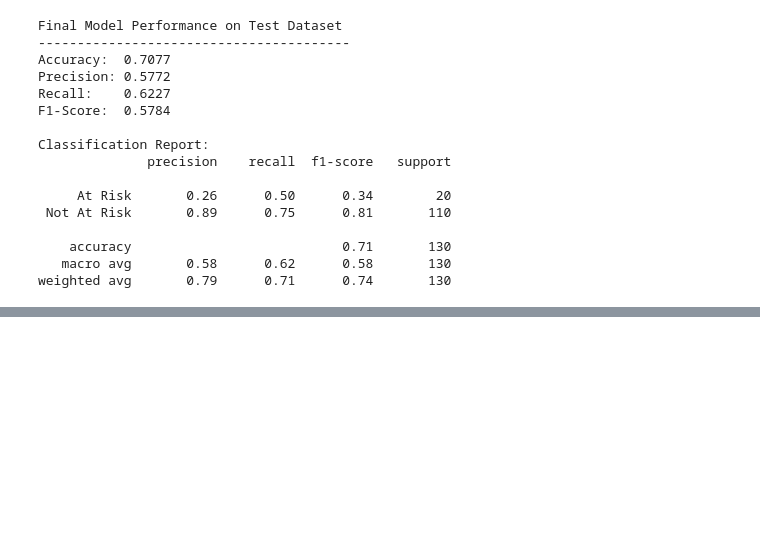
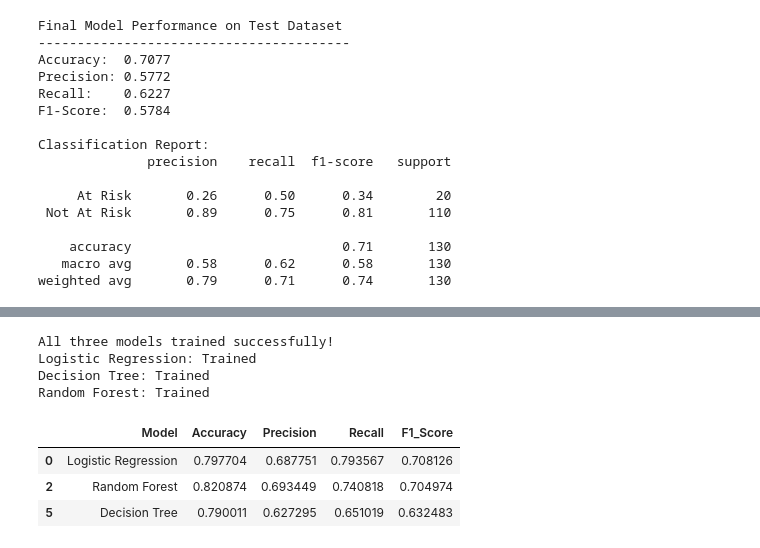
Before and after one commit to SachinKrSingh-138/Academic_Project, a Jupyter notebook: notebooks/analysis.ipynb, the cells around one changed output, grey strips where cells are left out. Cells and saved outputs as stored; diff of their text form; code cells hidden in the pictures; blank space fills up the shorter version.

```diff
--- a/notebooks/analysis.ipynb
+++ b/notebooks/analysis.ipynb
@@ -1335,0 +1734,51 @@ weighted avg       0.79      0.71      0.74       130
+# %%
+# Train all three models using the Top 10 feature configuration
+
+final_models = {}
+
+model_names = [
+    "Logistic Regression",
+    "Decision Tree",
+    "Random Forest"
+]
+
+for model_name in model_names:
+    pipeline = evaluation_pipelines[(10, model_name)]
+    pipeline.fit(X_train, y_train_encoded)
+    final_models[model_name] = pipeline
+
+print("All three models trained successfully!")
+
+for model_name in final_models:
+    print(f"{model_name}: Trained")
+# %% [output]
+All three models trained successfully!
+Logistic Regression: Trained
+Decision Tree: Trained
+Random Forest: Trained
+# %%
+# Extract corrected Top 10 cross-validation results for all three models
+
+top10_cv_results = corrected_cv_results_df[
+    corrected_cv_results_df["Feature_Count"] == 10
+].copy()
+
+metrics_by_model = {}
+
+for _, row in top10_cv_results.iterrows():
+    metrics_by_model[row["Model"]] = {
+        "accuracy": float(row["Accuracy"]),
+        "precision": float(row["Precision"]),
+        "recall": float(row["Recall"]),
+        "macro_f1": float(row["F1_Score"])
+    }
+
+# Display the performance comparison
+display(top10_cv_results[
+    ["Model", "Accuracy", "Precision", "Recall", "F1_Score"]
+])
+# %% [output]
+|  | Model | Accuracy | Precision | Recall | F1_Score |
+| 0 | Logistic Regression | 0.797704 | 0.687751 | 0.793567 | 0.708126 |
+| 2 | Random Forest | 0.820874 | 0.693449 | 0.740818 | 0.704974 |
+| 5 | Decision Tree | 0.790011 | 0.627295 | 0.651019 | 0.632483 |
```
Also changed, not shown: parts of 51 cells of this notebook, 3 other files.
